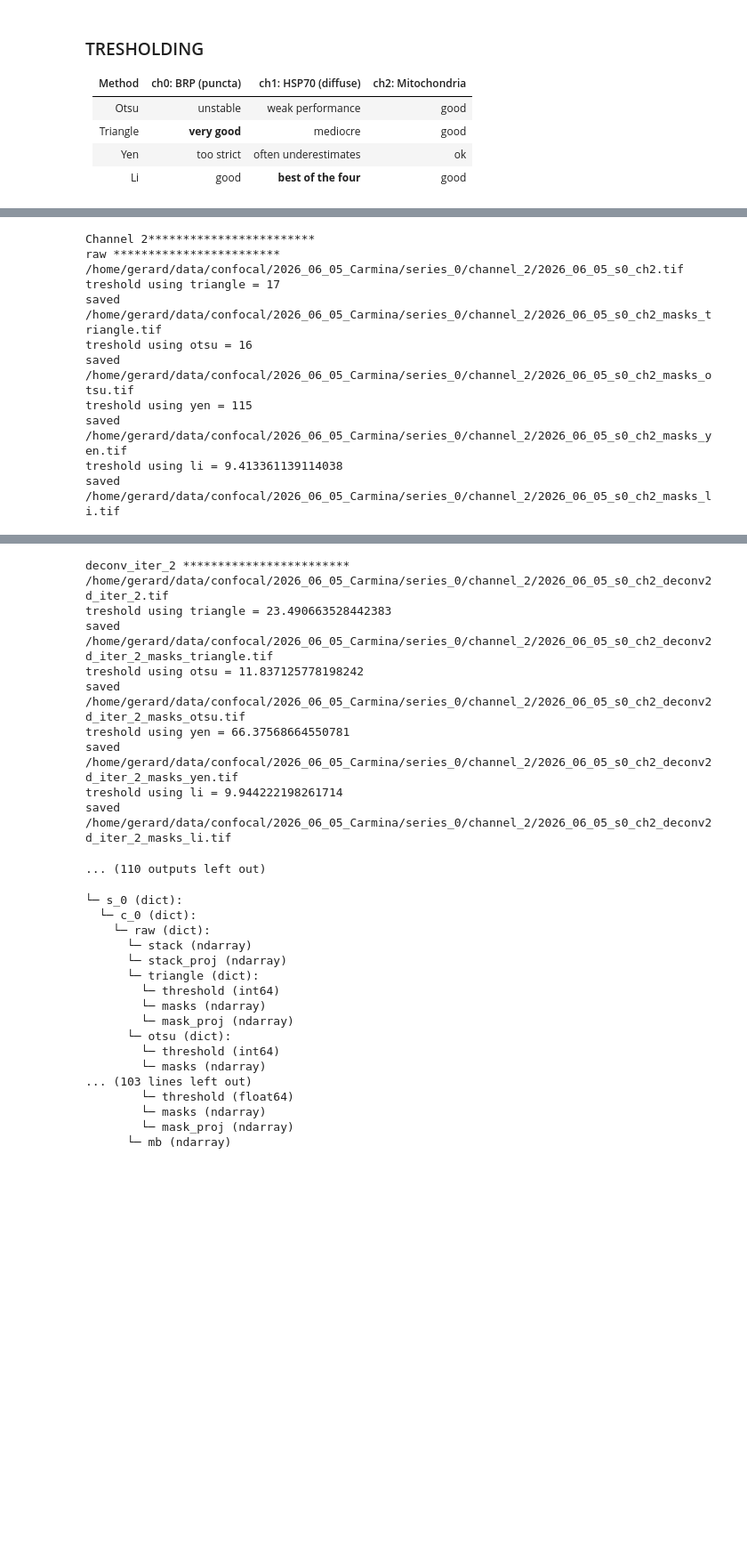
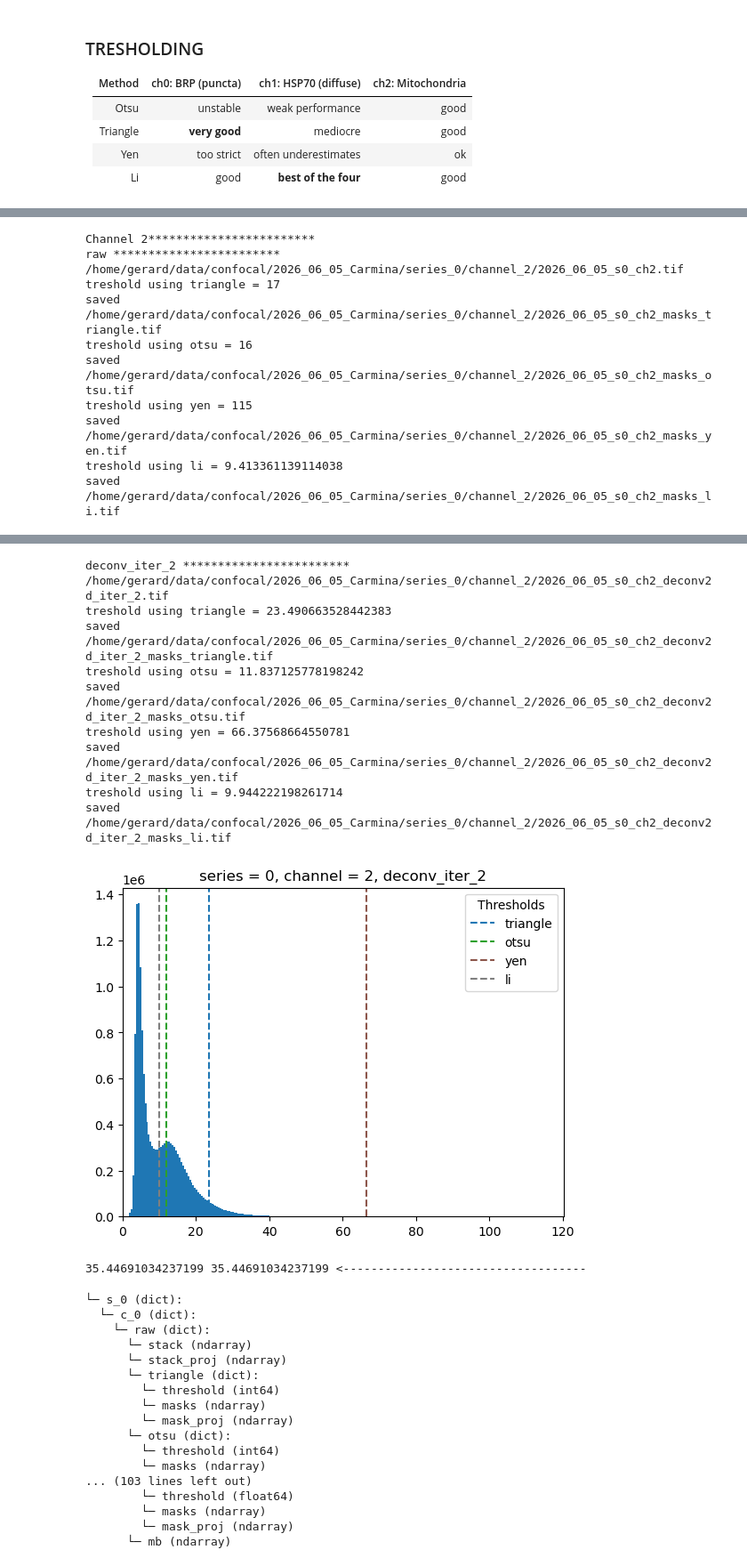
Before and after one commit to gmalagonv/confocal, a Jupyter notebook: analysis_notebooks/26_06_05_gerardo.ipynb, the cells around one changed output, grey strips where cells are left out. Shown at 89% size. Saved outputs shown, nothing was run; the diff lists cells and outputs as text; code cells hidden in the pictures; blank space fills up the shorter version.

```diff
--- a/analysis_notebooks/26_06_05_gerardo.ipynb
+++ b/analysis_notebooks/26_06_05_gerardo.ipynb
@@ -232,7 +231,7 @@ Applying pinhole factor 0.763 to PSF σ values: σ_xy 3.81 px → 2.90 px, σ_z
 
 #print(list(range(len(info.keys()))))
 
-series_list = list(range(len(info.keys())))
-#series_list = [0]
+#series_list = list(range(len(info.keys())))
+series_list = [0]
 results = thresholding(date, user, series_list, [2], channel_struct =2, do_plot = True )
 # %% [output]
@@ -280,34 +279,35 @@ treshold using triangle = 16.41476821899414
 saved /home/gerard/data/confocal/2026_06_05_Carmina/series_0/channel_1/2026_06_05_s0_ch1_deconv2d_iter_2_masks_triangle.tif
 treshold using otsu = 9.780033111572266
 saved /home/gerard/data/confocal/2026_06_05_Carmina/series_0/channel_1/2026_06_05_s0_ch1_deconv2d_iter_2_masks_otsu.tif
 treshold using yen = 30.2529296875
 saved /home/gerard/data/confocal/2026_06_05_Carmina/series_0/channel_1/2026_06_05_s0_ch1_deconv2d_iter_2_masks_yen.tif
 treshold using li = 9.399423226644059
 saved /home/gerard/data/confocal/2026_06_05_Carmina/series_0/channel_1/2026_06_05_s0_ch1_deconv2d_iter_2_masks_li.tif
 [figure]
 Channel 2************************
 raw ************************
 /home/gerard/data/confocal/2026_06_05_Carmina/series_0/channel_2/2026_06_05_s0_ch2.tif
 treshold using triangle = 17
 saved /home/gerard/data/confocal/2026_06_05_Carmina/series_0/channel_2/2026_06_05_s0_ch2_masks_triangle.tif
 treshold using otsu = 16
 saved /home/gerard/data/confocal/2026_06_05_Carmina/series_0/channel_2/2026_06_05_s0_ch2_masks_otsu.tif
 treshold using yen = 115
 saved /home/gerard/data/confocal/2026_06_05_Carmina/series_0/channel_2/2026_06_05_s0_ch2_masks_yen.tif
 treshold using li = 9.413361139114038
 saved /home/gerard/data/confocal/2026_06_05_Carmina/series_0/channel_2/2026_06_05_s0_ch2_masks_li.tif
 [figure]
 deconv_iter_2 ************************
 /home/gerard/data/confocal/2026_06_05_Carmina/series_0/channel_2/2026_06_05_s0_ch2_deconv2d_iter_2.tif
 treshold using triangle = 23.490663528442383
 saved /home/gerard/data/confocal/2026_06_05_Carmina/series_0/channel_2/2026_06_05_s0_ch2_deconv2d_iter_2_masks_triangle.tif
 treshold using otsu = 11.837125778198242
 saved /home/gerard/data/confocal/2026_06_05_Carmina/series_0/channel_2/2026_06_05_s0_ch2_deconv2d_iter_2_masks_otsu.tif
 treshold using yen = 66.37568664550781
 saved /home/gerard/data/confocal/2026_06_05_Carmina/series_0/channel_2/2026_06_05_s0_ch2_deconv2d_iter_2_masks_yen.tif
 treshold using li = 9.944222198261714
 saved /home/gerard/data/confocal/2026_06_05_Carmina/series_0/channel_2/2026_06_05_s0_ch2_deconv2d_iter_2_masks_li.tif
+[figure, added]
-... (110 outputs left out)
+35.44691034237199 35.44691034237199 <-----------------------------------
 # %%
 print_dict_structure(results)
 # %% [output]
```
Also changed, not shown: parts of 5 cells of this notebook, 1 other file.
